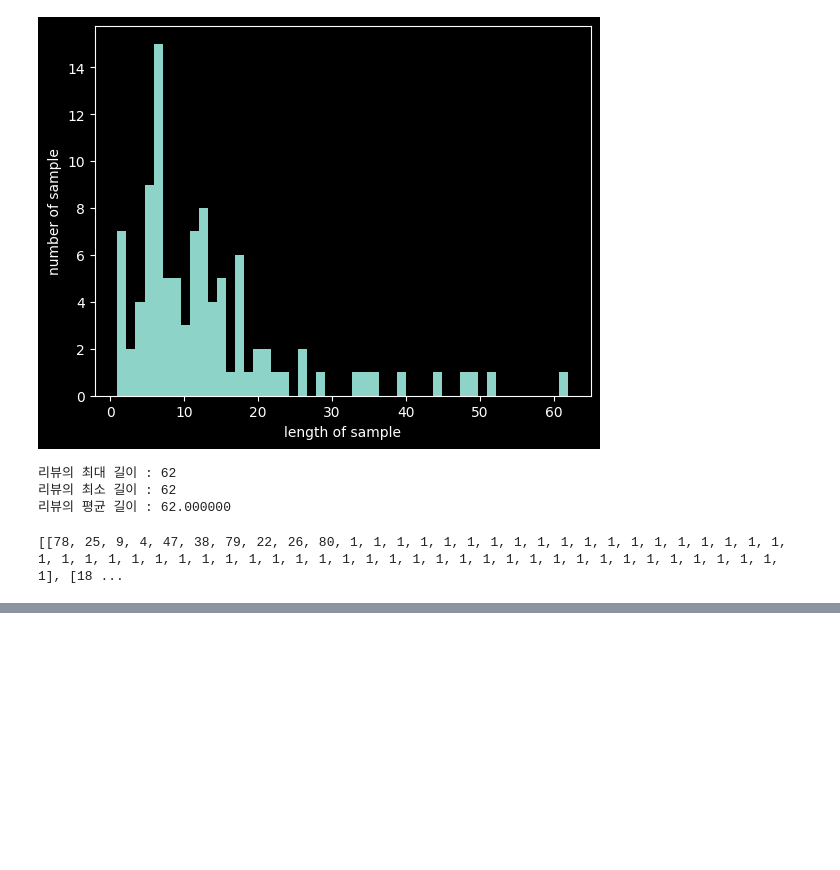
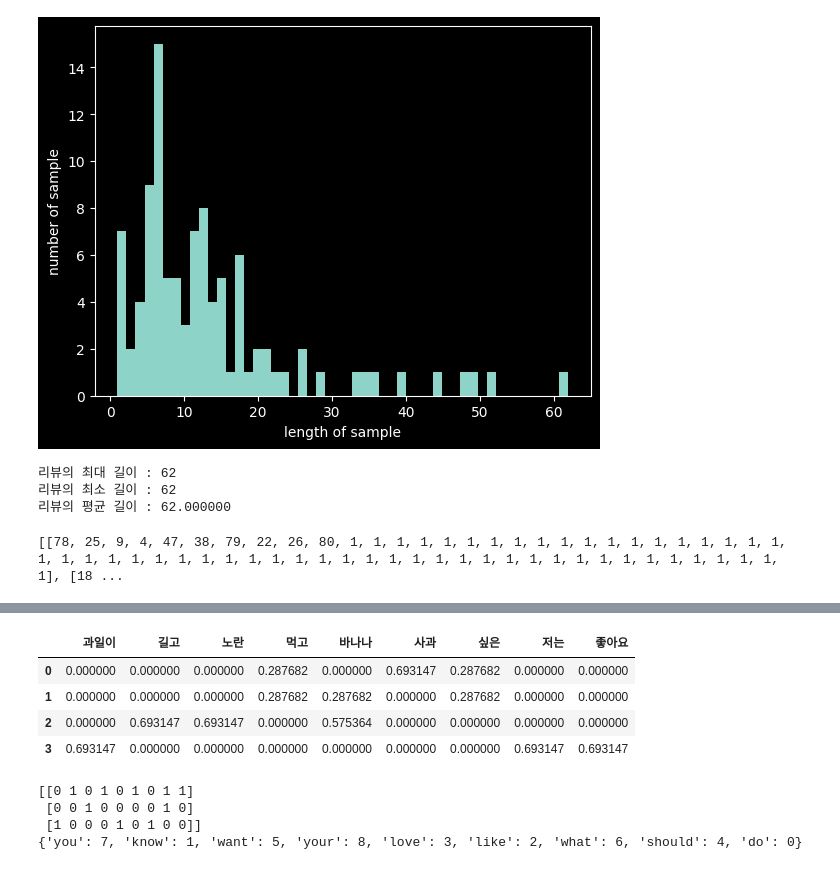
Before and after one commit to kimsol1134/pytorch-deep-learning-notes, a Jupyter notebook: week_6.ipynb, the cells around one changed output, grey strips where cells are left out. Drawn from its saved outputs; the diff is of its cells as text; code cells hidden in the pictures; blank space fills up the shorter version.

```diff
--- a/week_6.ipynb
+++ b/week_6.ipynb
@@ -729,0 +932,14 @@ print(encoded[:3])
+# %%
+# TF를 저장할 빈 리스트 초기화
+result = []
+
+# 각 문서에 대해서 TF 값 계산
+for i in range(N): #문서 수 만큼 반복
+    result.append([]) # i번째 TF 값을 저장할 빈 리스트 추가
+    d = docs[i] # 현재 처리할 문서를 변수 d에 할당
+    for j in range(len(vocab)): # 단어 집합 갯수만큼 반복
+        t = vocab[j] # 현재 처리할 단어를 변수 t에 할당
+        result[-1].append(tf(t,d)) # tf함수로 TF값계산, result의 마지막 리스트(현재 문서의 행)에 추가
+
+tf_ = pd.DataFrame(result, columns = vocab)
+print(tf_)
@@ -729,0 +952,9 @@ print(encoded[:3])
+# %%
+# IDF를 저장할 빈 리스트 초기화
+result = []
+for j in range(len(vocab)):
+    t = vocab[j] # 현재 처리할 단어 t에 할당
+    result.append(idf(t))
+
+idf_ = pd.DataFrame(result, index=vocab, columns=['IDF'])
+print(idf_)
@@ -729,0 +972,42 @@ print(encoded[:3])
+# %%
+# TF-IDF 값 저장할 빈 리스트 초기화
+result = []
+for i in range(N):
+    result.append([])
+    d = docs[i] # 현재 처리할 문서
+    for j in range(len(vocab)):
+        t = vocab[j] # 현재 처리할 단어
+        result[-1].append(tfidf(t,d))
+
+tfidf_ = pd.DataFrame(result, columns = vocab)
+tfidf_
+
+# 이렇게 구현하면 문제가 IDF값이 0 이 되는 경우가 있다.
+# %% [output]
+|  | 과일이 | 길고 | 노란 | 먹고 | 바나나 | 사과 | 싶은 | 저는 | 좋아요 |
+| 0 | 0.000000 | 0.000000 | 0.000000 | 0.287682 | 0.000000 | 0.693147 | 0.287682 | 0.000000 | 0.000000 |
+| 1 | 0.000000 | 0.000000 | 0.000000 | 0.287682 | 0.287682 | 0.000000 | 0.287682 | 0.000000 | 0.000000 |
+| 2 | 0.000000 | 0.693147 | 0.693147 | 0.000000 | 0.575364 | 0.000000 | 0.000000 | 0.000000 | 0.000000 |
+| 3 | 0.693147 | 0.000000 | 0.000000 | 0.000000 | 0.000000 | 0.000000 | 0.000000 | 0.693147 | 0.693147 |
+# %%
+# 사이킷런을 이용한 DTM TF-IDF
+from sklearn.feature_extraction.text import CountVectorizer
+
+corpus = [
+    'you know I want your love',
+    'I like you',
+    'what should I do'
+]
+
+vector = CountVectorizer()
+
+# 코퍼스로부터 각 단어의 빈도수를 기록
+print(vector.fit_transform(corpus).toarray())
+
+# 각 단어와 맵핑된 인덱스 출력
+print(vector.vocabulary_)
+# %% [output]
+[[0 1 0 1 0 1 0 1 1]
+ [0 0 1 0 0 0 0 1 0]
+ [1 0 0 0 1 0 1 0 0]]
+{'you': 7, 'know': 1, 'want': 5, 'your': 8, 'love': 3, 'like': 2, 'what': 6, 'should': 4, 'do': 0}
```
Also changed, not shown: parts of 19 cells of this notebook.
